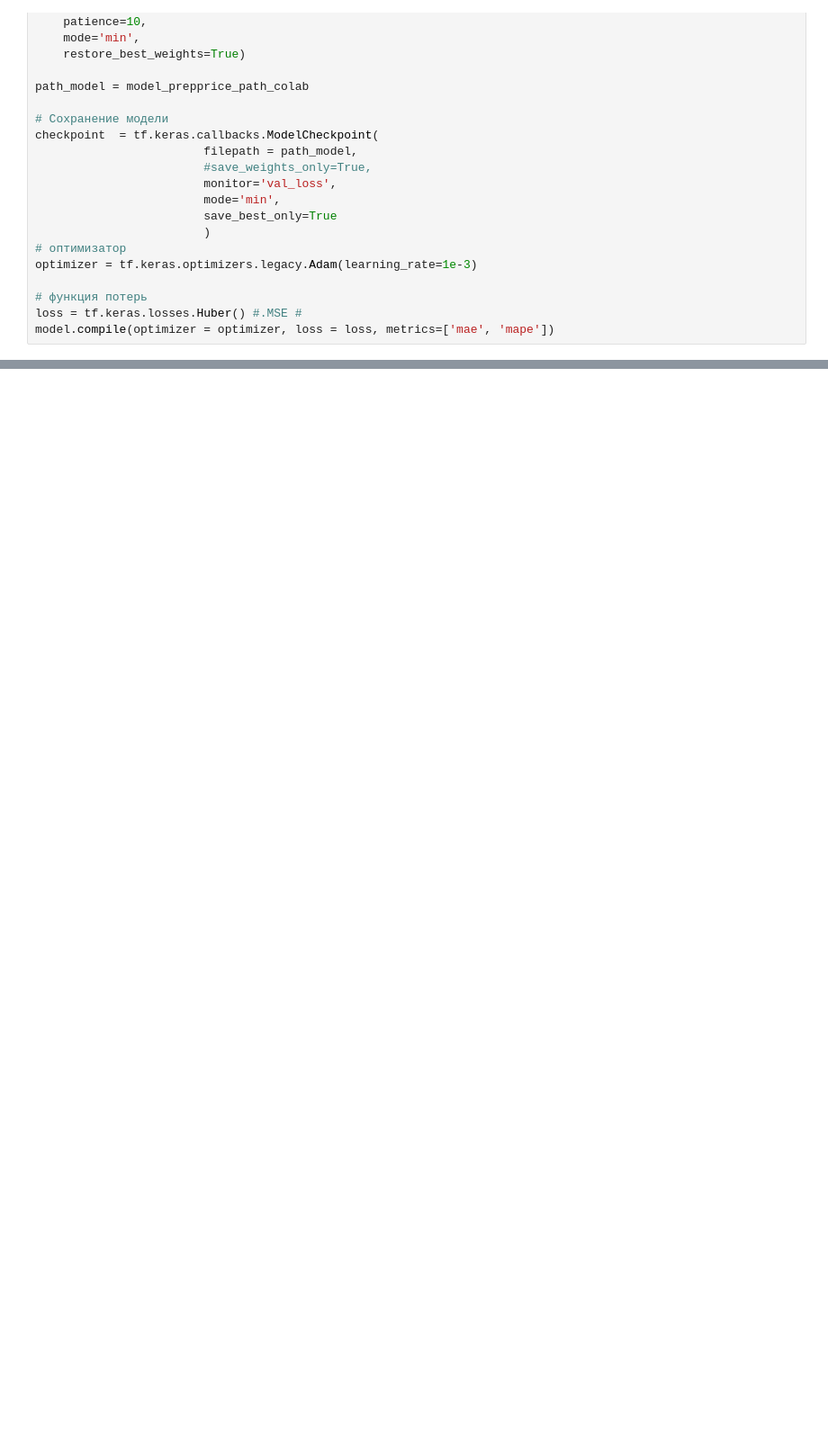
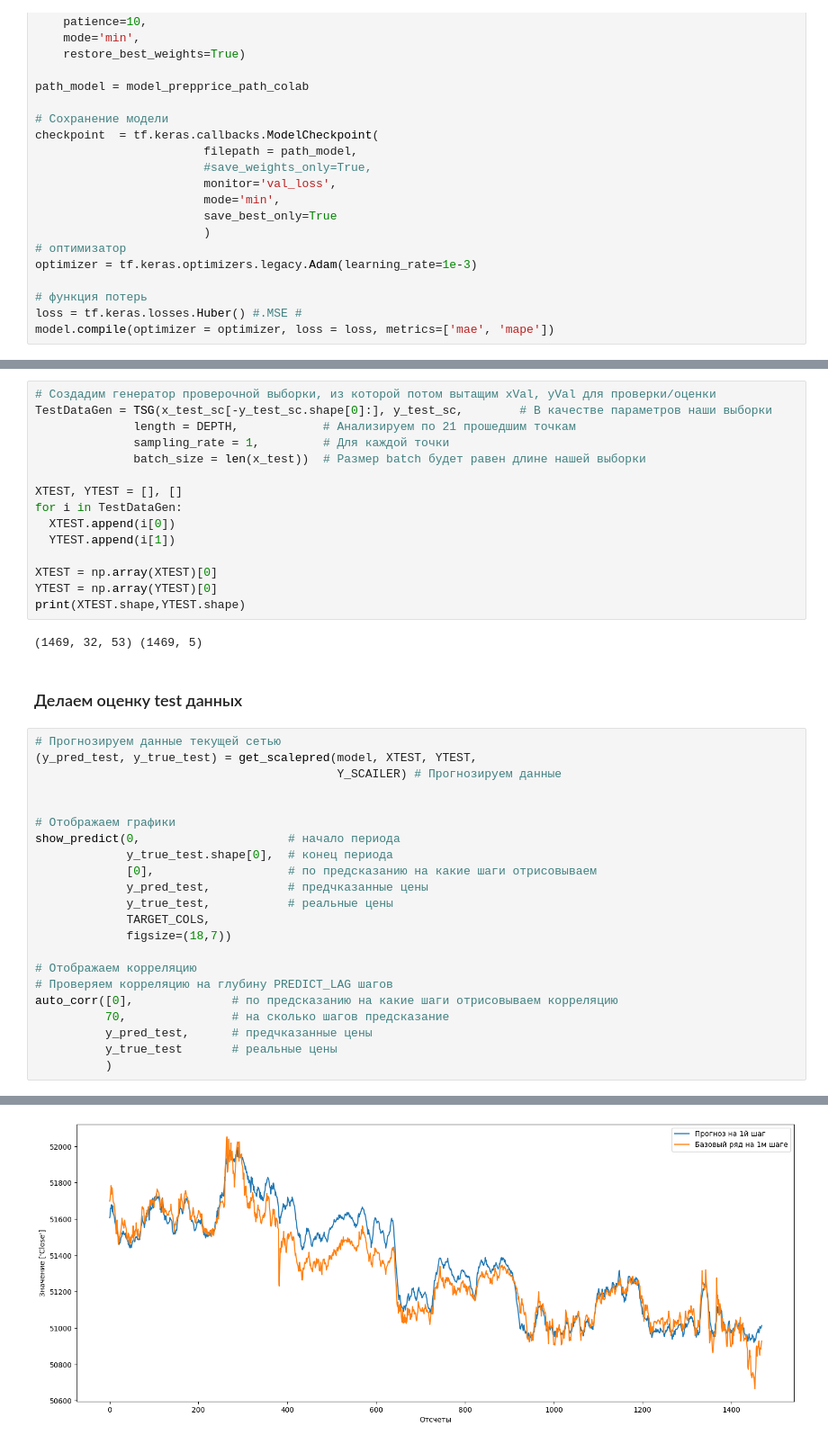
Before and after one commit to Mike030668/Project_glass, a Jupyter notebook: notebooks/train_predprice_model.ipynb, the cells around one changed output, grey strips where cells are left out. Shown at 90% size. Cells and saved outputs as stored; diff of their text form; blank space fills up the shorter version.

```diff
--- a/notebooks/train_predprice_model.ipynb
+++ b/notebooks/train_predprice_model.ipynb
@@ -132,0 +247,42 @@ ModuleNotFoundError: No module named 'utils.estimation'
+# %%
+# Создадим генератор проверочной выборки, из которой потом вытащим xVal, yVal для проверки/оценки
+TestDataGen = TSG(x_test_sc[-y_test_sc.shape[0]:], y_test_sc,        # В качестве параметров наши выборки
+              length = DEPTH,            # Анализируем по 21 прошедшим точкам
+              sampling_rate = 1,         # Для каждой точки
+              batch_size = len(x_test))  # Размер batch будет равен длине нашей выборки
+
+XTEST, YTEST = [], []
+for i in TestDataGen:
+  XTEST.append(i[0])
+  YTEST.append(i[1])
+
+XTEST = np.array(XTEST)[0]
+YTEST = np.array(YTEST)[0]
+print(XTEST.shape,YTEST.shape)
+# %% [output]
+(1469, 32, 53) (1469, 5)
+# %% [markdown]
+### Делаем оценку test данных
+# %%
+# Прогнозируем данные текущей сетью
+(y_pred_test, y_true_test) = get_scalepred(model, XTEST, YTEST,
+                                           Y_SCAILER) # Прогнозируем данные
+
+
+# Отображаем графики
+show_predict(0,                     # начало периода
+             y_true_test.shape[0],  # конец периода
+             [0],                   # по предсказанию на какие шаги отрисовываем
+             y_pred_test,           # предчказанные цены
+             y_true_test,           # реальные цены
+             TARGET_COLS,
+             figsize=(18,7))
+
+# Отображаем корреляцию
+# Проверяем корреляцию на глубину PREDICT_LAG шагов
+auto_corr([0],              # по предсказанию на какие шаги отрисовываем корреляцию
+          70,               # на сколько шагов предсказание
+          y_pred_test,      # предчказанные цены
+          y_true_test       # реальные цены
+          )
+# %% [output]
@@ -132,0 +290 @@ ModuleNotFoundError: No module named 'utils.estimation'
+[figure, added]
```
Also changed, not shown: parts of 13 cells of this notebook, 5 other files.
